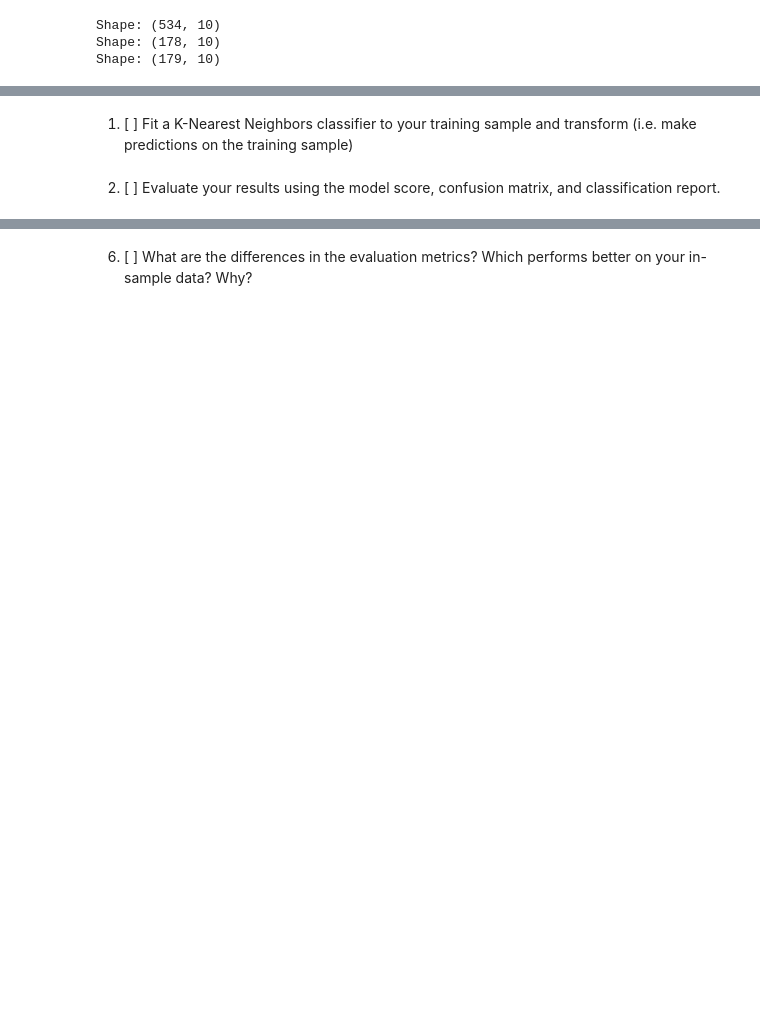
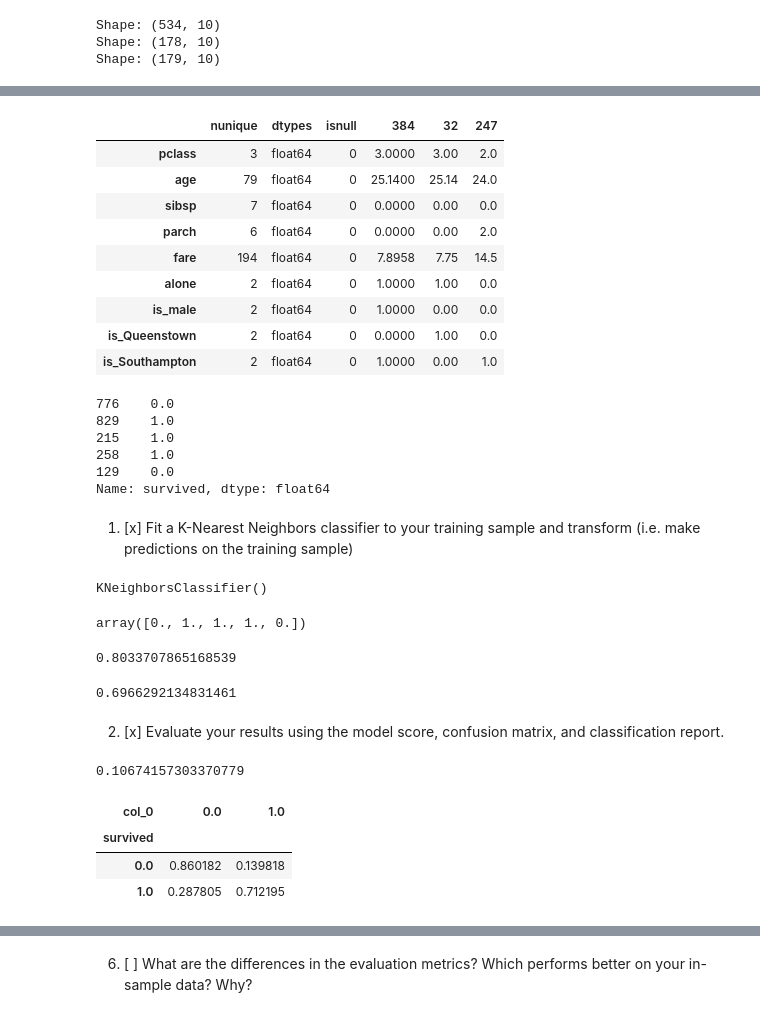
Before and after one commit to Michael-Nelson361/classification-exercises, a Jupyter notebook: knn_model.ipynb, the cells around one changed output, grey strips where cells are left out. Cells and saved outputs as stored; diff of their text form; code cells hidden in the pictures; blank space fills up the shorter version.

```diff
--- a/knn_model.ipynb
+++ b/knn_model.ipynb
@@ -92,10 +105,32 @@ Shape: (179, 10)
 # %%
 # Get X's
+X_set = X_train,X_val,X_test = [df.drop(columns='survived') for df in encoded]
 
 # check x_train
+a.df_info(X_train,samples=3)
+# %% [output]
+|  | nunique | dtypes | isnull | 384 | 32 | 247 |
+| pclass | 3 | float64 | 0 | 3.0000 | 3.00 | 2.0 |
+| age | 79 | float64 | 0 | 25.1400 | 25.14 | 24.0 |
+| sibsp | 7 | float64 | 0 | 0.0000 | 0.00 | 0.0 |
+| parch | 6 | float64 | 0 | 0.0000 | 0.00 | 2.0 |
+| fare | 194 | float64 | 0 | 7.8958 | 7.75 | 14.5 |
+| alone | 2 | float64 | 0 | 1.0000 | 1.00 | 0.0 |
+| is_male | 2 | float64 | 0 | 1.0000 | 0.00 | 0.0 |
+| is_Queenstown | 2 | float64 | 0 | 0.0000 | 1.00 | 0.0 |
+| is_Southampton | 2 | float64 | 0 | 1.0000 | 0.00 | 1.0 |
 # %%
 # Get y's
+y_set = y_train,y_val,y_test = [df.survived for df in encoded]
 
 # check y_train
+y_train.head()
+# %% [output]
+776    0.0
+829    1.0
+215    1.0
+258    1.0
+129    0.0
+Name: survived, dtype: float64
 # %% [markdown]
-1. [ ] Fit a K-Nearest Neighbors classifier to your training sample and transform (i.e. make predictions on the training sample)
+1. [x] Fit a K-Nearest Neighbors classifier to your training sample and transform (i.e. make predictions on the training sample)
@@ -102,2 +140,37 @@ Shape: (179, 10)
+# %%
+# Fit the model
+knn.fit(X_train,y_train)
+# %% [output]
+KNeighborsClassifier()
+# %%
+# Make predictions
+knn.predict(X_train)[:5]
+# %% [output]
+array([0., 1., 1., 1., 0.])
+# %%
+# Get train score
+train_acc = knn.score(X_train,y_train)
+train_acc
+# %% [output]
+0.8033707865168539
+# %%
+# Get validate score
+val_acc = knn.score(X_val,y_val)
+val_acc
+# %% [output]
+0.6966292134831461
 # %% [markdown]
-2. [ ] Evaluate your results using the model score, confusion matrix, and classification report.
+2. [x] Evaluate your results using the model score, confusion matrix, and classification report.
+# %%
+# Evaluate the difference between scores
+train_acc - val_acc
+# %% [output]
+0.10674157303370779
+# %%
+# Get the confusion matrix
+pd.crosstab(y_train,knn.predict(X_train),normalize='index')
+# %% [output]
+| col_0 | 0.0 | 1.0 |
+| survived |  |  |
+| 0.0 | 0.860182 | 0.139818 |
+| 1.0 | 0.287805 | 0.712195 |
```
Also changed, not shown: parts of 30 cells of this notebook.
